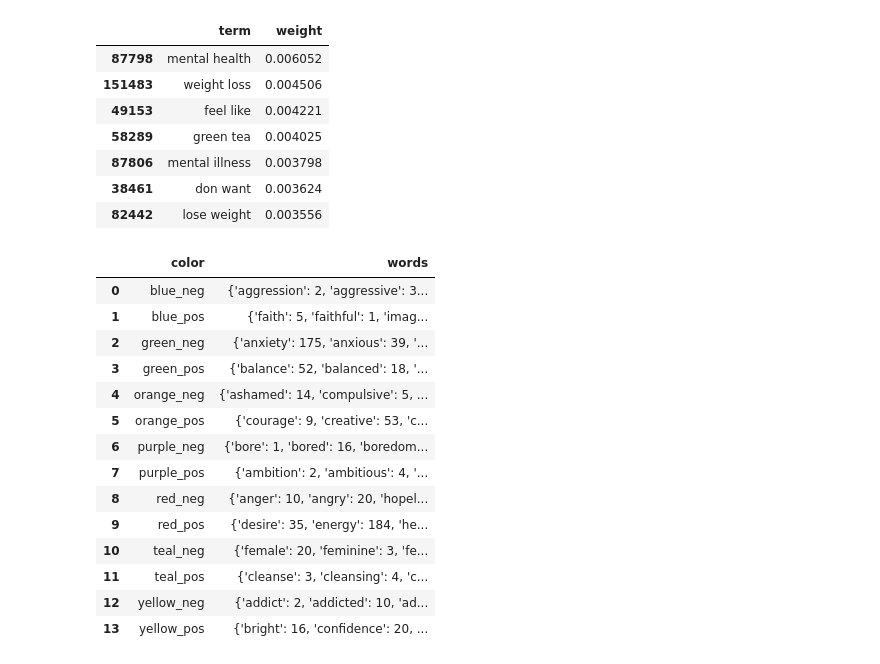
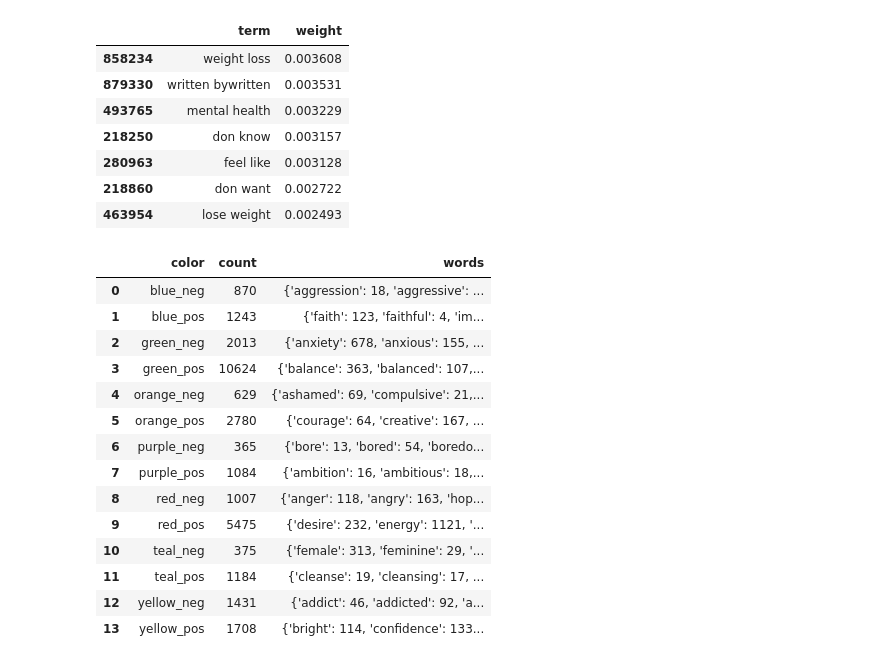
Before and after one commit to gitw3ll/content_recommendation_engine, a Jupyter notebook: text-analysis/medium_tag_scoring.ipynb, the cells around one changed output. Saved outputs shown, nothing was run; the diff lists cells and outputs as text; code cells hidden in the pictures.

```diff
--- a/text-analysis/medium_tag_scoring.ipynb
+++ b/text-analysis/medium_tag_scoring.ipynb
@@ -10,7 +10,8 @@ import matplotlib.pyplot as plt
 %matplotlib inline
 plt.rcParams['figure.figsize'] = [10, 6]
 # %%
-top_articles = pd.read_json('top_articles.json')
+# Read Medium data
+top_articles = pd.read_json('top_health_articles.json')
 top_articles.head()
 # %% [output]
 |  | date | tags | title | author | claps | length | url | corpus |
@@ -116,4 +113,5 @@ plt.show()
 # %%
+# Find two-word themes
 from sklearn.feature_extraction.text import TfidfTransformer
 transformer = TfidfTransformer()
 
@@ -138,29 +136,31 @@ def bigram_themes(data):
 bigram_themes(list(top_articles['clean_corpus']))
 # %% [output]
 |  | term | weight |
-| 87798 | mental health | 0.006052 |
-| 151483 | weight loss | 0.004506 |
-| 49153 | feel like | 0.004221 |
-| 58289 | green tea | 0.004025 |
-| 87806 | mental illness | 0.003798 |
-| 38461 | don want | 0.003624 |
-| 82442 | lose weight | 0.003556 |
+| 858234 | weight loss | 0.003608 |
+| 879330 | written bywritten | 0.003531 |
+| 493765 | mental health | 0.003229 |
+| 218250 | don know | 0.003157 |
+| 280963 | feel like | 0.003128 |
+| 218860 | don want | 0.002722 |
+| 463954 | lose weight | 0.002493 |
 # %%
+# Color info by word
 data_words = data_df.groupby('color').apply(lambda x: dict(zip(x['word'], x['count']))).reset_index(name='words')
-data_words
+data = pd.merge(data_count.reset_index(), data_words)
+data
 # %% [output]
-|  | color | words |
-| 0 | blue_neg | {'aggression': 2, 'aggressive': 3... |
-| 1 | blue_pos | {'faith': 5, 'faithful': 1, 'imag... |
-| 2 | green_neg | {'anxiety': 175, 'anxious': 39, '... |
-| 3 | green_pos | {'balance': 52, 'balanced': 18, '... |
-| 4 | orange_neg | {'ashamed': 14, 'compulsive': 5, ... |
-| 5 | orange_pos | {'courage': 9, 'creative': 53, 'c... |
-| 6 | purple_neg | {'bore': 1, 'bored': 16, 'boredom... |
-| 7 | purple_pos | {'ambition': 2, 'ambitious': 4, '... |
-| 8 | red_neg | {'anger': 10, 'angry': 20, 'hopel... |
-| 9 | red_pos | {'desire': 35, 'energy': 184, 'he... |
-| 10 | teal_neg | {'female': 20, 'feminine': 3, 'fe... |
-| 11 | teal_pos | {'cleanse': 3, 'cleansing': 4, 'c... |
-| 12 | yellow_neg | {'addict': 2, 'addicted': 10, 'ad... |
-| 13 | yellow_pos | {'bright': 16, 'confidence': 20, ... |
+|  | color | count | words |
+| 0 | blue_neg | 870 | {'aggression': 18, 'aggressive': ... |
+| 1 | blue_pos | 1243 | {'faith': 123, 'faithful': 4, 'im... |
+| 2 | green_neg | 2013 | {'anxiety': 678, 'anxious': 155, ... |
+| 3 | green_pos | 10624 | {'balance': 363, 'balanced': 107,... |
+| 4 | orange_neg | 629 | {'ashamed': 69, 'compulsive': 21,... |
+| 5 | orange_pos | 2780 | {'courage': 64, 'creative': 167, ... |
+| 6 | purple_neg | 365 | {'bore': 13, 'bored': 54, 'boredo... |
+| 7 | purple_pos | 1084 | {'ambition': 16, 'ambitious': 18,... |
+| 8 | red_neg | 1007 | {'anger': 118, 'angry': 163, 'hop... |
+| 9 | red_pos | 5475 | {'desire': 232, 'energy': 1121, '... |
+| 10 | teal_neg | 375 | {'female': 313, 'feminine': 29, '... |
+| 11 | teal_pos | 1184 | {'cleanse': 19, 'cleansing': 17, ... |
+| 12 | yellow_neg | 1431 | {'addict': 46, 'addicted': 92, 'a... |
+| 13 | yellow_pos | 1708 | {'bright': 114, 'confidence': 133... |
```
Also changed, not shown: parts of 10 cells of this notebook.
